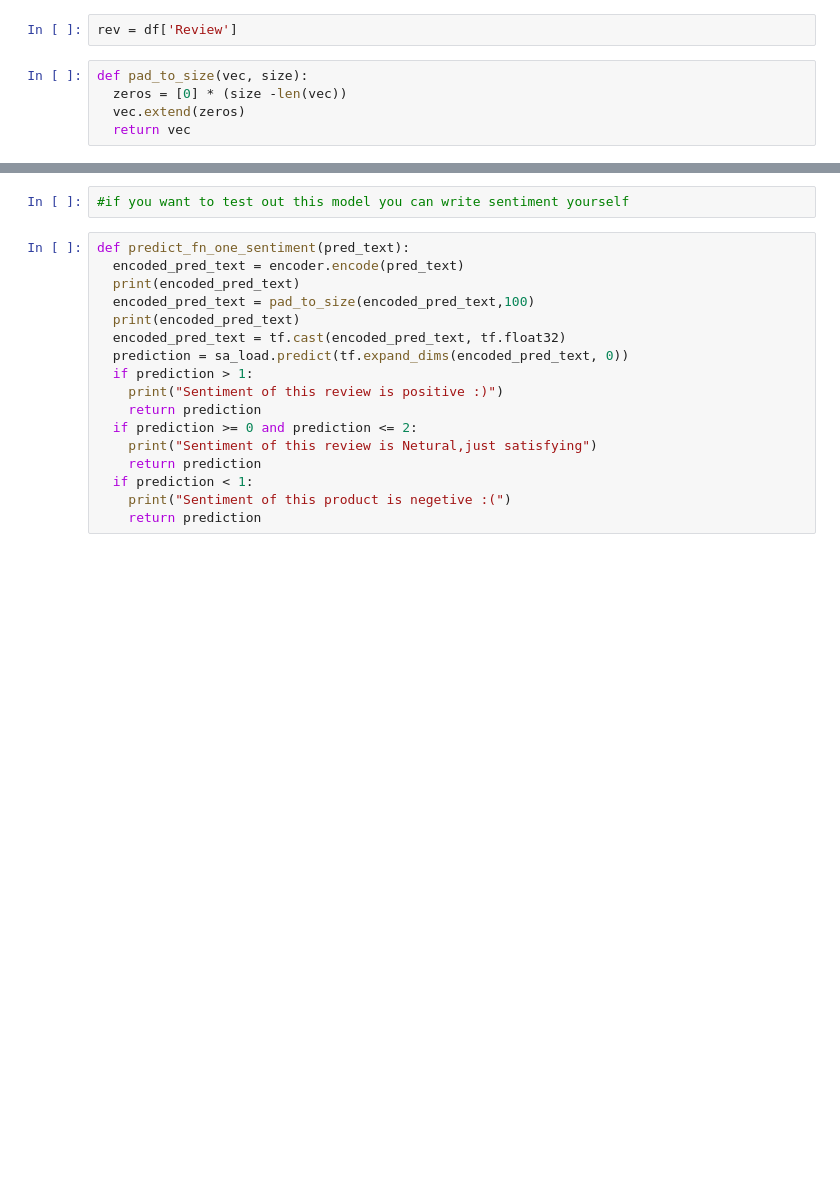
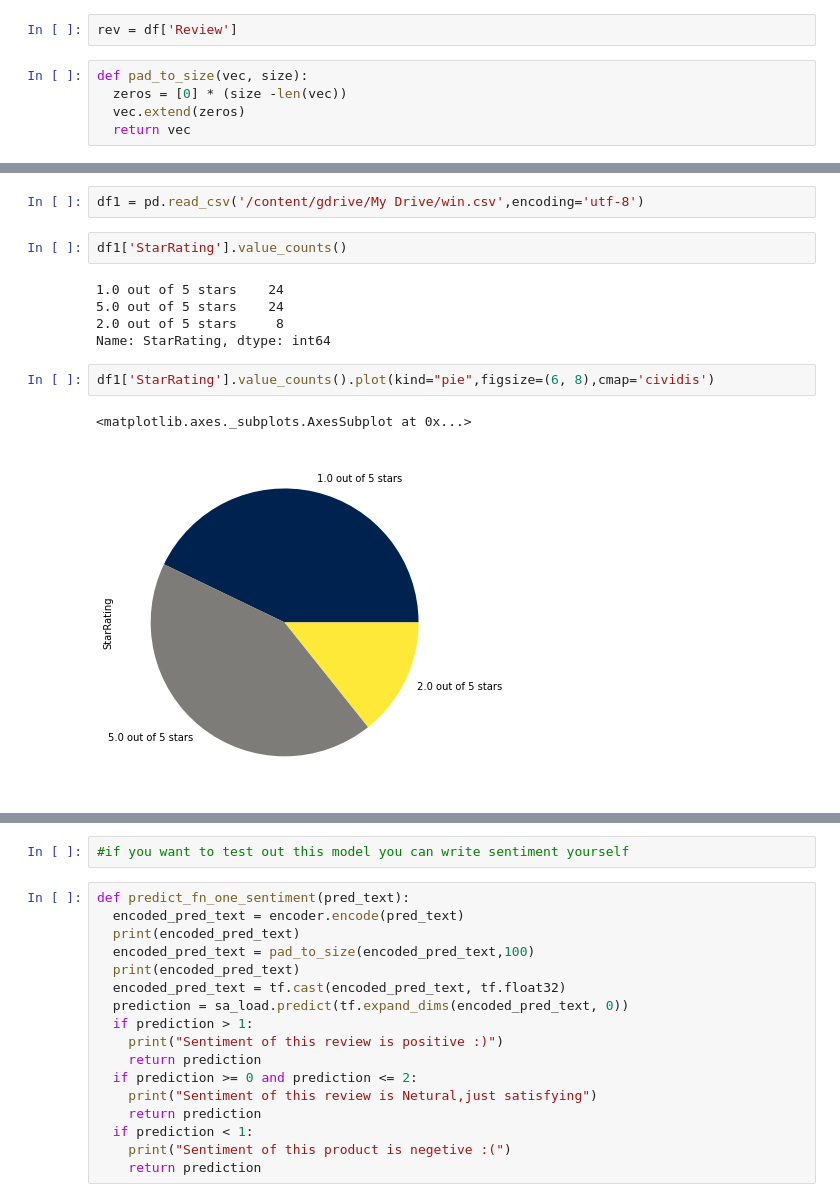
Before and after one commit to imranhassan87/NLP, a Jupyter notebook: Sentiment_Analysis.ipynb, the cells around one changed output, grey strips where cells are left out. Saved outputs shown, nothing was run; the diff lists cells and outputs as text; blank space fills up the shorter version.

```diff
--- a/Sentiment_Analysis.ipynb
+++ b/Sentiment_Analysis.ipynb
@@ -532,0 +539,14 @@ Sentiments of this product are positive, People are happy :)
+# %%
+df1 = pd.read_csv('/content/gdrive/My Drive/win.csv',encoding='utf-8')
+# %%
+df1['StarRating'].value_counts()
+# %% [output]
+1.0 out of 5 stars    24
+5.0 out of 5 stars    24
+2.0 out of 5 stars     8
+Name: StarRating, dtype: int64
+# %%
+df1['StarRating'].value_counts().plot(kind="pie",figsize=(6, 8),cmap='cividis')
+# %% [output]
+<matplotlib.axes._subplots.AxesSubplot at 0x...>
+[figure, added]
```
Also changed, not shown: parts of 32 cells of this notebook.
